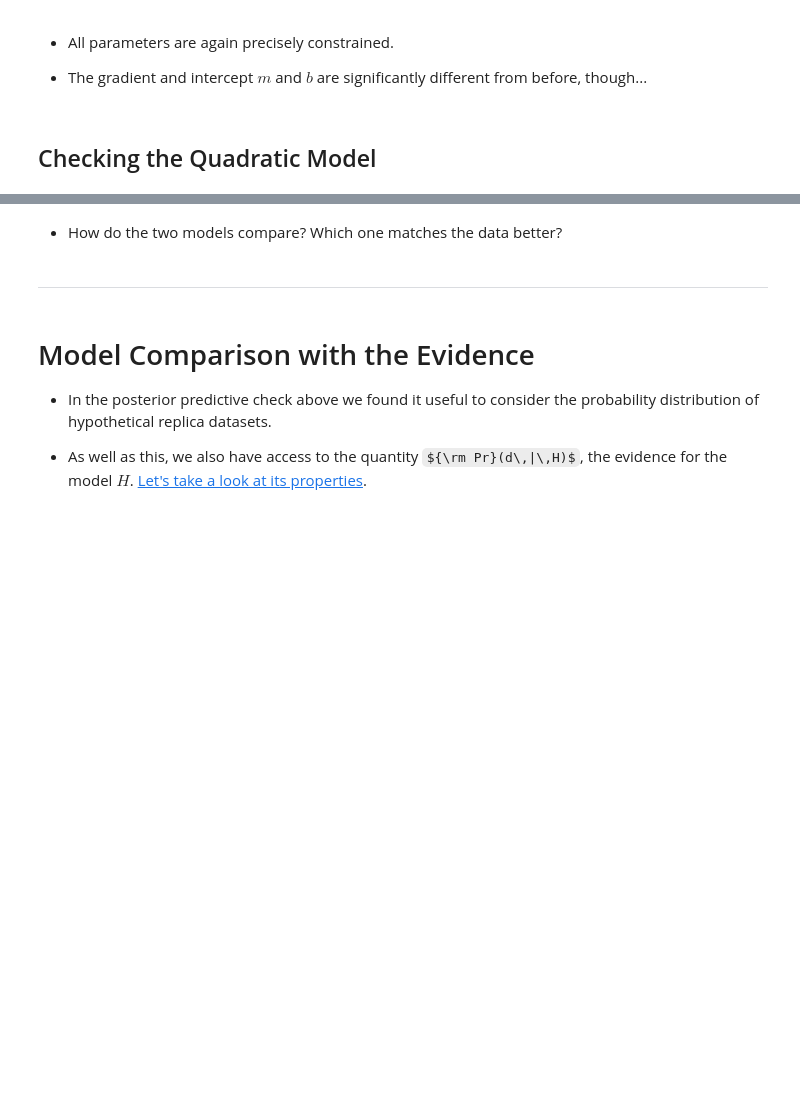
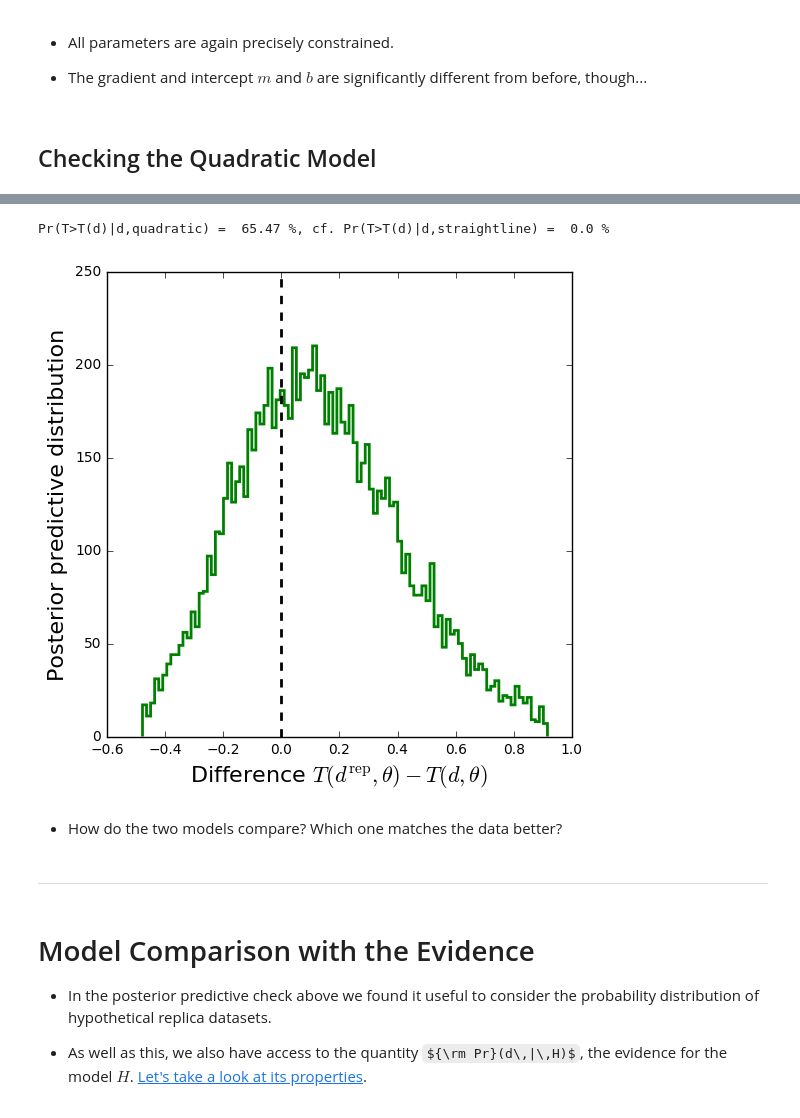
Before and after one commit to KIPAC/StatisticalMethods, a Jupyter notebook: examples/StraightLine/ModelEvaluation.ipynb, the cells around one changed output, grey strips where cells are left out. Cells and saved outputs as stored; diff of their text form; code cells hidden in the pictures; some formulas as TeX source; blank space fills up the shorter version.

```diff
--- a/examples/StraightLine/ModelEvaluation.ipynb
+++ b/examples/StraightLine/ModelEvaluation.ipynb
@@ -231,0 +262,11 @@ plot_yerr(x, y, sigmay);
+# %%
+def chisq(theta, x, y, sigmay):
+    m,b = theta
+    return np.sum((y - (m*x + b))**2 / sigmay**2)
+
+theta = np.array([m,b])
+
+import scipy.optimize
+result = scipy.optimize.minimize(chisq, theta, args=(x, y, sigmay))
+
+print(result)
@@ -411,10 +508,15 @@ blimits = [0.0, 200.0]
 # Define Gaussian prior centered on zero for q:
 qpars = [0.0,0.003]
 
-# Initialize m, b at the center of prior:
-m = 0.5*(mlimits[0]+mlimits[1])
-b = 0.5*(blimits[0]+blimits[1])
-q = qpars[0]
+# Round 1: Initialize m, b, q at the center of prior:
+# m = 0.5*(mlimits[0]+mlimits[1])
+# b = 0.5*(blimits[0]+blimits[1])
+# q = qpars[0]
+
+# Round 2: Initialize m, b, q close to peak of posterior:
+m = 0.9
+b = 20.0
+q = -0.002
 
 # Arrays to pass to the sampler:
 qtheta = np.array([m,b,q])
@@ -478,31 +592,35 @@ plot_yerr(x, y, sigmay)
 # %%
 # Discrepancy: functions of the data AND parameters.
 
 # 1) Reduced chisq for the model:
 def discrepancy(x,y,sigmay,m,b,q):
    return np.sum((y - m*x - b - q*x**2)**2.0/sigmay**2.0)/(len(y)-3)
 
 
 # Approximate the posterior predictive distribution for T,
 # by drawing a replica dataset for each sample (m,b) and computing its T,
 # AND ALSO its Td:
 T = np.zeros(len(qchain))
 Td = np.zeros(len(qchain))
 for k,(m,b,q) in enumerate(qchain):
     yp = b + m*x + q*x**2 + sigmay*np.random.randn(len(x))
     T[k] = discrepancy(x,yp,sigmay,m,b,q)
     Td[k] = discrepancy(x,y,sigmay,m,b,q)
 
 # Histogram of differences:
 diff = T - Td
 plt.hist(diff, 100, histtype='step', color='green', lw=2, range=(np.percentile(diff,1.0),np.percentile(diff,99.0)))
 plt.axvline(0.0, color='black', linestyle='--', lw=2)
-plt.xlabel('Difference $T(d^{\\rm rep},\\theta) - T(d,\\theta)$')
-plt.ylabel('Posterior predictive distribution')
+plt.xlabel('Difference $T(d^{\\rm rep},\\theta) - T(d,\\theta)$', fontsize=16)
+plt.ylabel('Posterior predictive distribution', fontsize=16)
+plt.savefig("modelcheck-quadratic-discrepancy.png")
 
 # What is Pr(T>T(d)|d)?
 greater = (T > Td)
 Pquad = 100*len(T[greater])/(1.0*len(T))
 print("Pr(T>T(d)|d,quadratic) = ",Pquad,"%, cf. Pr(T>T(d)|d,straightline) = ",Pline,"%")
+# %% [output]
+Pr(T>T(d)|d,quadratic) =  65.47 %, cf. Pr(T>T(d)|d,straightline) =  0.0 %
+[figure, added]
 # %% [markdown]
 * How do the two models compare? Which one matches the data better?
```
Also changed, not shown: parts of 26 cells of this notebook, 12 other files.
